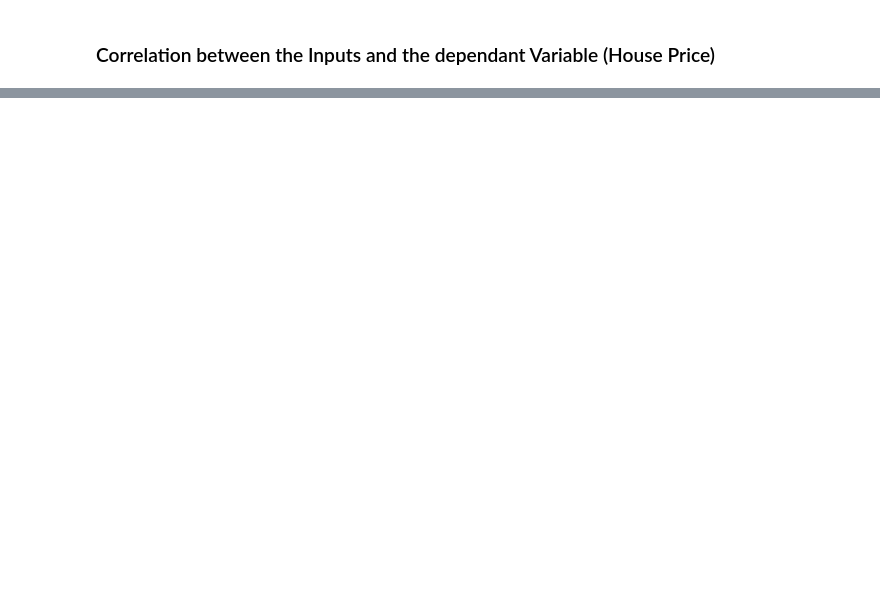
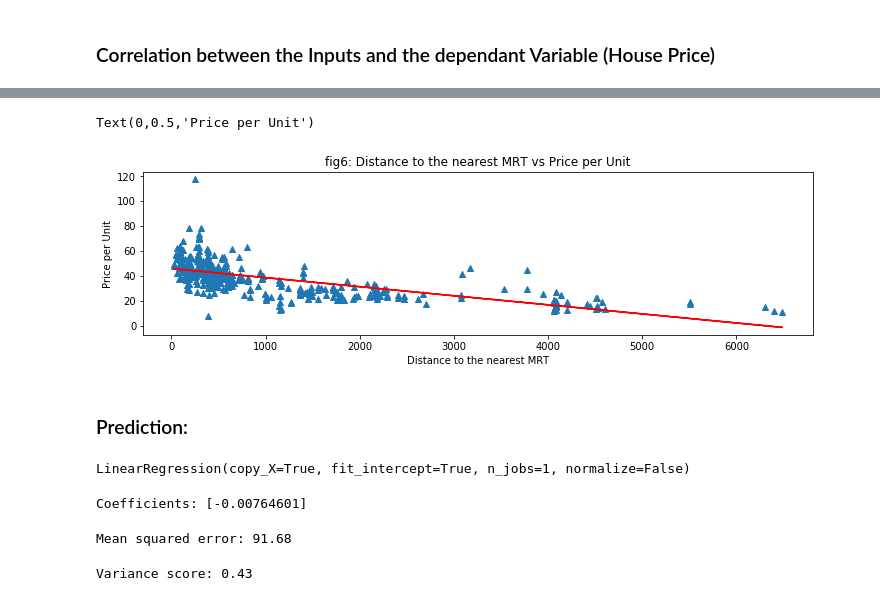
Before and after one commit to kelly19958468/Multivariable-Linear-Regression-Problem, a Jupyter notebook: Real Estate Valuation .ipynb, the cells around one changed output, grey strips where cells are left out. Cells and saved outputs as stored; diff of their text form; code cells hidden in the pictures; blank space fills up the shorter version.

```diff
--- a/Real Estate Valuation .ipynb
+++ b/Real Estate Valuation .ipynb
@@ -179,3 +170,14 @@ X3 is the most interesting feature, therefore it will be use for our model of pr
+# %%
+fig = plt.figure(figsize=(12,3))
+plt.scatter(x3,y, marker='^')   #Data points
+plt.plot(x3,np.polyval(p1, x3),'r-') #Regression line
+plt.title('fig6: Distance to the nearest MRT vs Price per Unit');plt.xlabel('Distance to the nearest MRT')
+plt.ylabel('Price per Unit')
+# %% [output]
+Text(0,0.5,'Price per Unit')
+[figure, added]
+# %% [markdown]
+### Prediction:
 # %%
 #Import Sklearn libraries for our machine learning model
 from sklearn import linear_model
@@ -184,0 +200,5 @@ from sklearn.metrics import mean_squared_error, r2_score
+# %%
+#Train the model using the training sets
+regr.fit(X_train, y_train)
+# %% [output]
+LinearRegression(copy_X=True, fit_intercept=True, n_jobs=1, normalize=False)
@@ -184,0 +208,16 @@ from sklearn.metrics import mean_squared_error, r2_score
+# %%
+# The coefficients
+print('Coefficients:', regr.coef_)
+# %% [output]
+Coefficients: [-0.00764601]
+# %%
+# The mean squared error
+print("Mean squared error: %.2f"
+      % mean_squared_error(y_test, y_pred))
+# %% [output]
+Mean squared error: 91.68
+# %%
+#Explained variance score: 1 is perfect prediction
+print('Variance score: %.2f' % r2_score(y_test, y_pred))
+# %% [output]
+Variance score: 0.43
```
Also changed, not shown: parts of 39 cells of this notebook.
